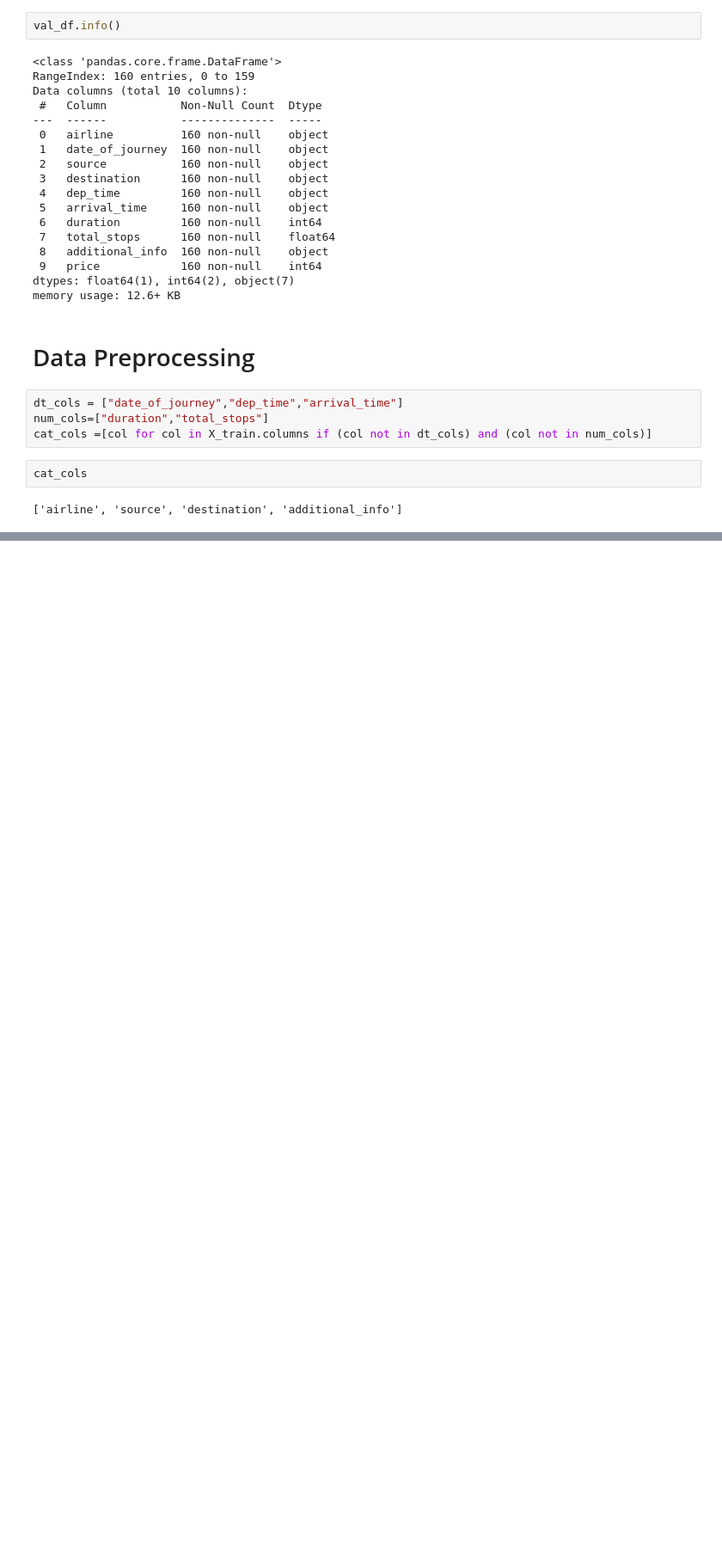
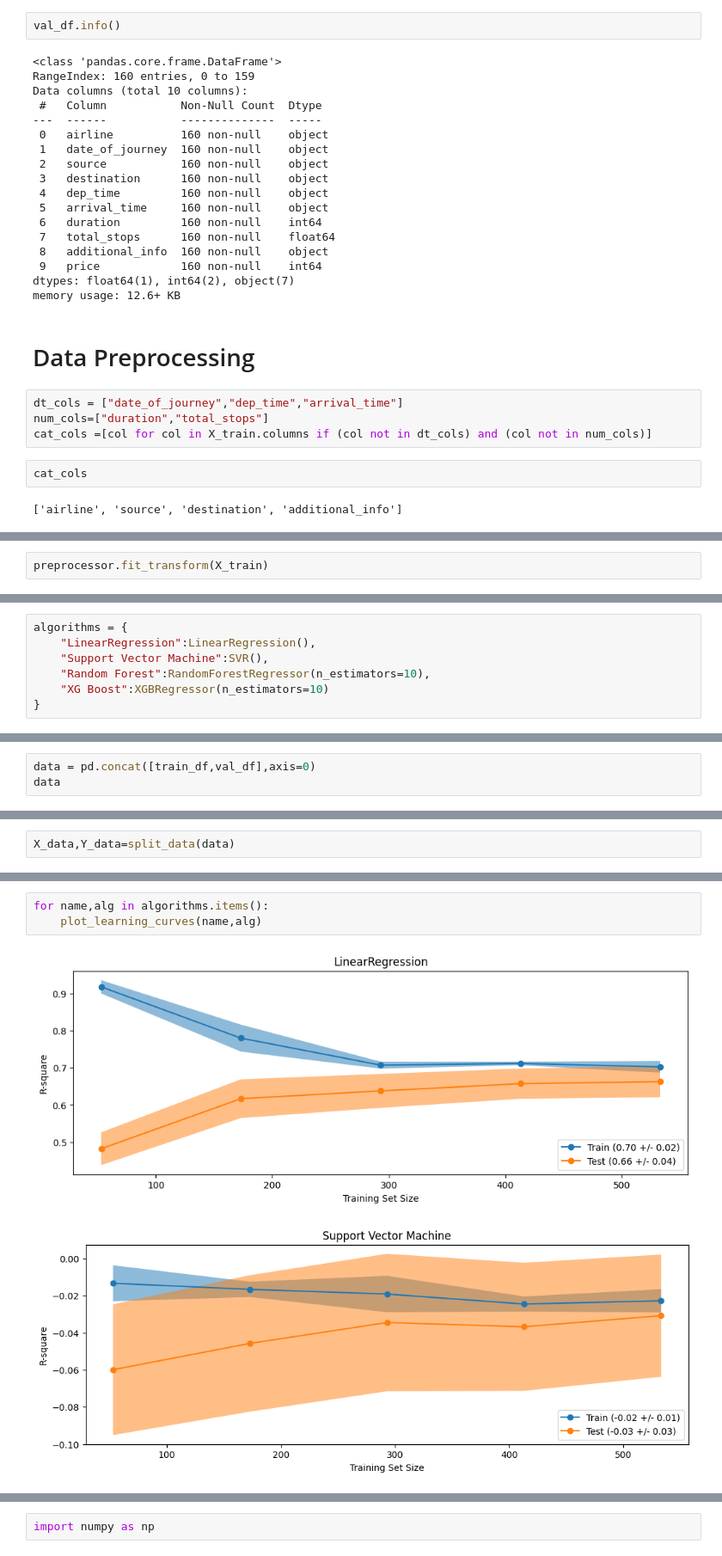
Before and after one commit to Samriddhi2711/Basic-Flask-Project, a Jupyter notebook: Untitled.ipynb, the cells around one changed output, grey strips where cells are left out. Shown at 86% size. Drawn from its saved outputs; the diff is of its cells as text; blank space fills up the shorter version.

```diff
--- a/Untitled.ipynb
+++ b/Untitled.ipynb
@@ -127,0 +158,2 @@ f
+# %%
+preprocessor.fit_transform(X_train)
@@ -127,0 +181,7 @@ f
+# %%
+algorithms = {
+    "LinearRegression":LinearRegression(),
+    "Support Vector Machine":SVR(),
+    "Random Forest":RandomForestRegressor(n_estimators=10),
+    "XG Boost":XGBRegressor(n_estimators=10)
+}
@@ -127,0 +191,3 @@ f
+# %%
+data = pd.concat([train_df,val_df],axis=0)
+data
@@ -127,0 +208,2 @@ f
+# %%
+X_data,Y_data=split_data(data)
@@ -127,0 +275,6 @@ f
+# %%
+for name,alg in algorithms.items():
+    plot_learning_curves(name,alg)
+# %% [output]
+[figure, added]
+[figure, added]
@@ -127,0 +283,2 @@ f
+# %%
+import numpy as np
```
Also changed, not shown: parts of 24 cells of this notebook.
